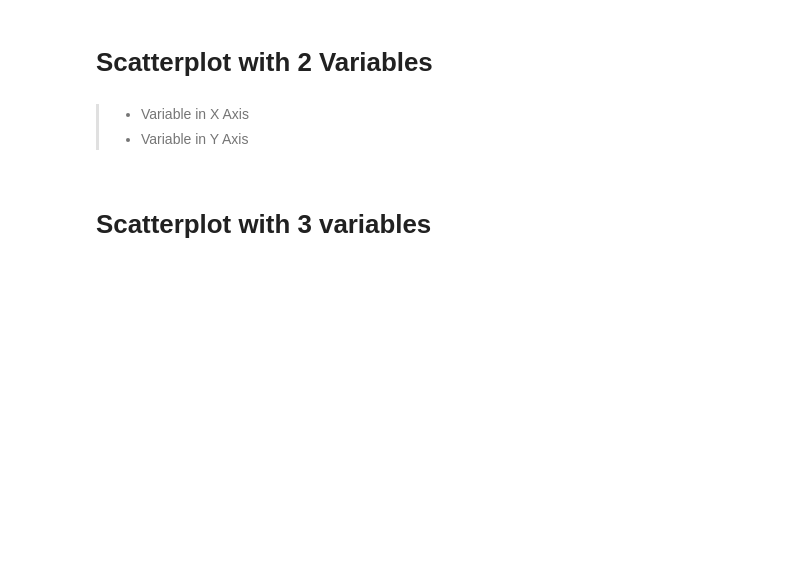
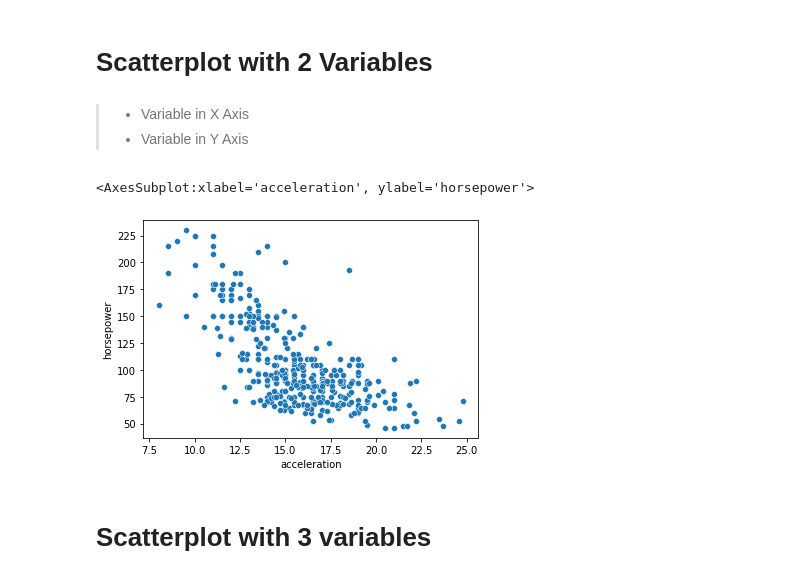
Before and after one commit to iamoespana92/machine-learning-program, a Jupyter notebook: #01. Data Tables, Plots & Basic Concepts of Programming/01practice.ipynb, the cells around one changed output. Saved outputs shown, nothing was run; the diff lists cells and outputs as text; code cells hidden in the pictures; blank space fills up the shorter version.

```diff
--- a/#01. Data Tables, Plots & Basic Concepts of Programming/01practice.ipynb
+++ b/#01. Data Tables, Plots & Basic Concepts of Programming/01practice.ipynb
@@ -24,4 +24,4 @@ sns.load_dataset(name='mpg')
 # %%
 import seaborn as sns
 # %%
-sns.load_dataset('mpg')
+df= sns.load_dataset("mpg")
@@ -44,6 +46,11 @@ sns.load_dataset('mpg')
 # %% [markdown]
 > - Variable in X Axis
 > - Variable in Y Axis
+# %%
+sns.scatterplot(data = df, x = "acceleration", y = "horsepower")
+# %% [output]
+<AxesSubplot:xlabel='acceleration', ylabel='horsepower'>
+[figure, added]
 # %% [markdown]
 # Scatterplot with 3 variables
 # %% [markdown]
```
Also changed, not shown: parts of 8 cells of this notebook.
